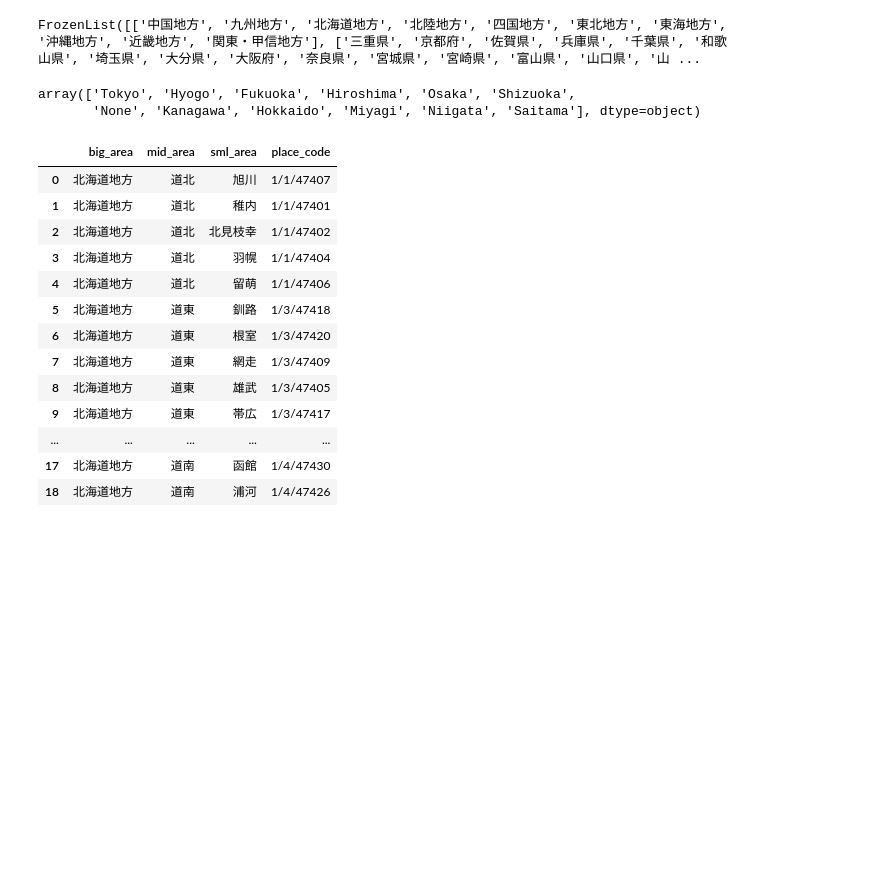
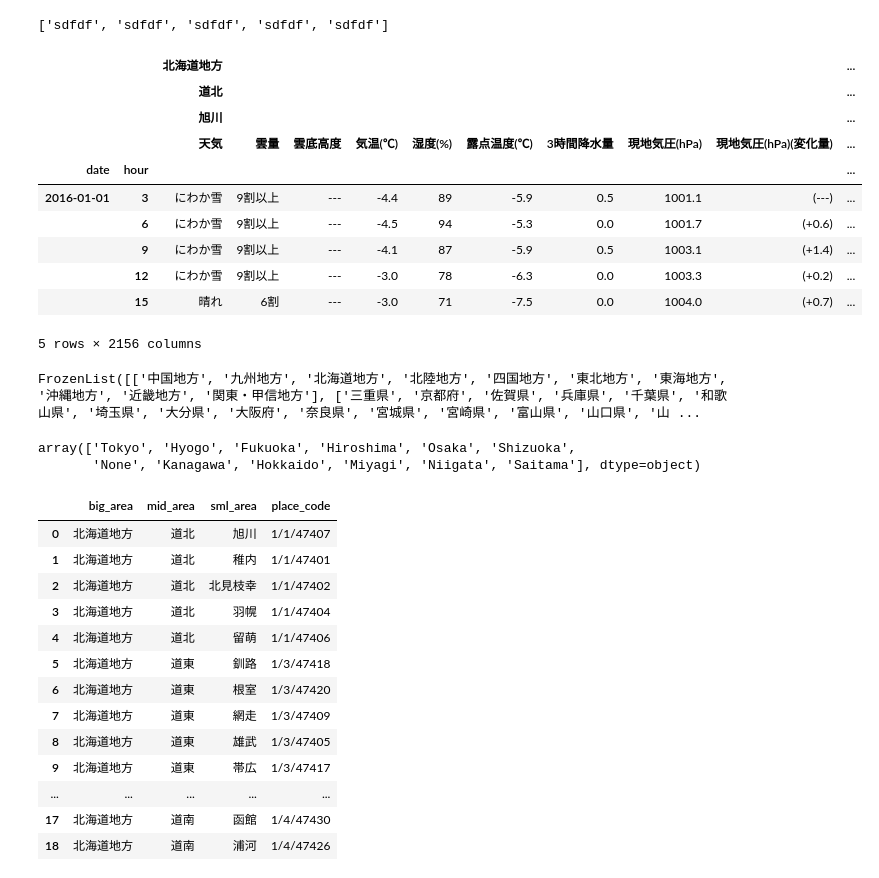
Before and after one commit to bluebread/Tenki-Library, a Jupyter notebook: RRVF_WORKSPACE/translate.ipynb, the cells around one changed output. Saved outputs shown, nothing was run; the diff lists cells and outputs as text; code cells hidden in the pictures; blank space fills up the shorter version.

```diff
--- a/RRVF_WORKSPACE/translate.ipynb
+++ b/RRVF_WORKSPACE/translate.ipynb
@@ -17,3 +50,21 @@ pw_df = read_csv(
+# %%
+["sdfdf"]*5
+# %% [output]
+['sdfdf', 'sdfdf', 'sdfdf', 'sdfdf', 'sdfdf']
+# %%
+pw_df.head()
+# %% [output]
+|  |  | 北海道地方 |  |  |  |  |  |  |  |  | ... |
+|  |  | 道北 |  |  |  |  |  |  |  |  | ... |
+|  |  | 旭川 |  |  |  |  |  |  |  |  | ... |
+|  |  | 天気 | 雲量 | 雲底高度 | 気温(℃) | 湿度(%) | 露点温度(℃) | 3時間降水量 | 現地気圧(hPa) | 現地気圧(hPa)(変化量) | ... |
+| date | hour |  |  |  |  |  |  |  |  |  | ... |
+| 2016-01-01 | 3 | にわか雪 | 9割以上 | --- | -4.4 | 89 | -5.9 | 0.5 | 1001.1 | (---) | ... |
+|  | 6 | にわか雪 | 9割以上 | --- | -4.5 | 94 | -5.3 | 0.0 | 1001.7 | (+0.6) | ... |
+|  | 9 | にわか雪 | 9割以上 | --- | -4.1 | 87 | -5.9 | 0.5 | 1003.1 | (+1.4) | ... |
+|  | 12 | にわか雪 | 9割以上 | --- | -3.0 | 78 | -6.3 | 0.0 | 1003.3 | (+0.2) | ... |
+|  | 15 | 晴れ | 6割 | --- | -3.0 | 71 | -7.5 | 0.0 | 1004.0 | (+0.7) | ... |
+5 rows × 2156 columns
 # %%
 pw_cols_lvls = pw_df.columns.levels
 # pw_cols_lvls[1].tolist()
```
Also changed, not shown: parts of 1 cell of this notebook, 2 other files.
